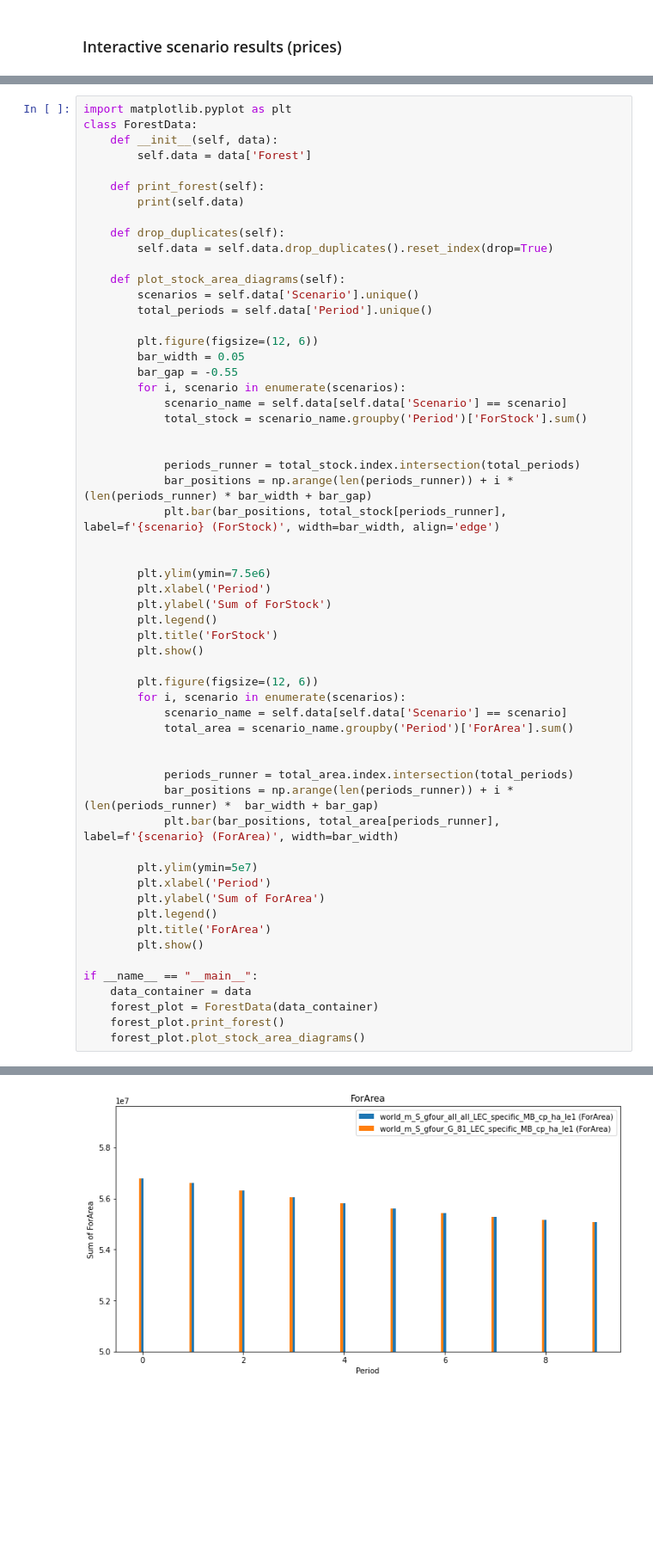
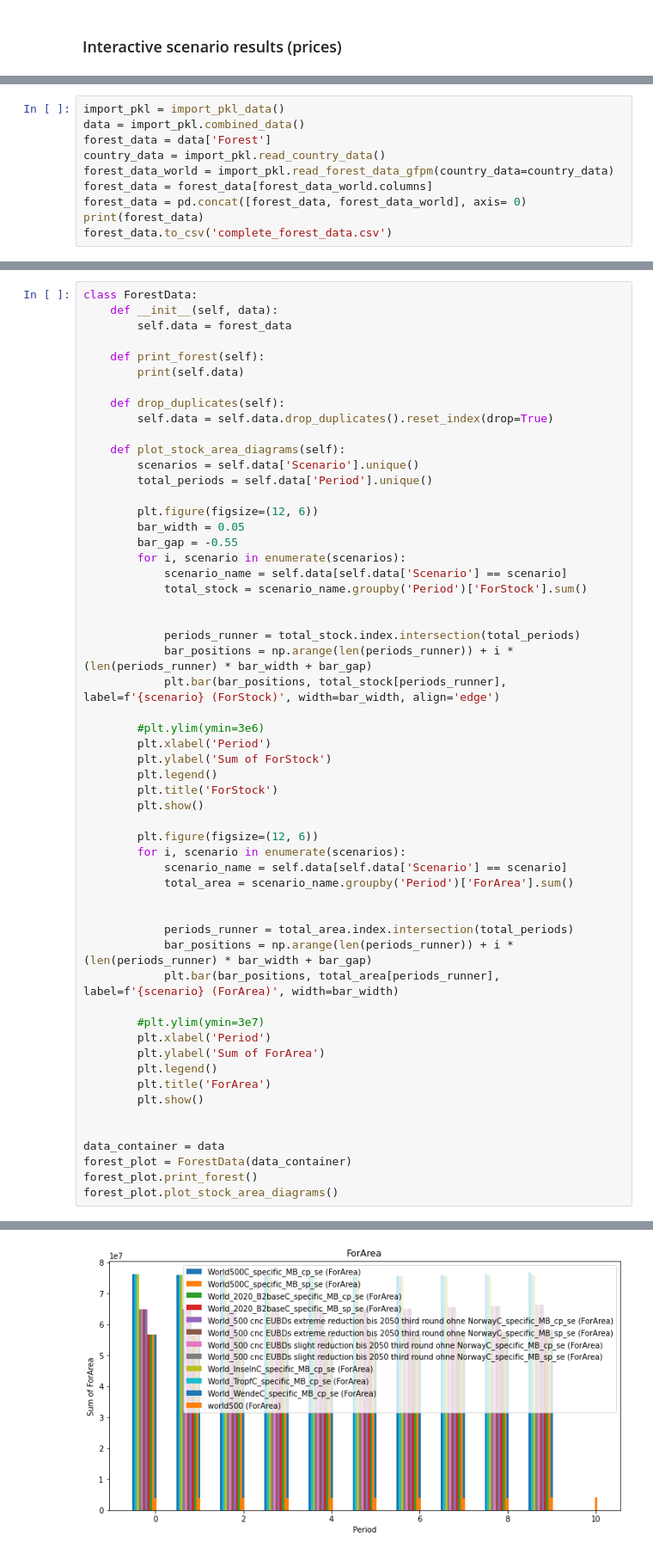
Before and after one commit to TI-Forest-Sector-Modelling/TiMBA_Charts, a Jupyter notebook: analyse.ipynb, the cells around one changed output, grey strips where cells are left out. Shown at 86% size. Cells and saved outputs as stored; diff of their text form; blank space fills up the shorter version.

Commit message:
forest plot from gfpm and alternative worlds results

```diff
--- a/analyse.ipynb
+++ b/analyse.ipynb
@@ -60,0 +117,10 @@ Dropdown(description='Select CommodityCode:', options=('Alle', 80.0, 81.0, 82.0,
+# %%
+import_pkl = import_pkl_data()
+data = import_pkl.combined_data()
+forest_data = data['Forest']
+country_data = import_pkl.read_country_data()
+forest_data_world = import_pkl.read_forest_data_gfpm(country_data=country_data)
+forest_data = forest_data[forest_data_world.columns]
+forest_data = pd.concat([forest_data, forest_data_world], axis= 0)
+print(forest_data)
+forest_data.to_csv('complete_forest_data.csv')
@@ -61,8 +169,7 @@ Dropdown(description='Select CommodityCode:', options=('Alle', 80.0, 81.0, 82.0,
 # %%
-import matplotlib.pyplot as plt
 class ForestData:
     def __init__(self, data):
-        self.data = data['Forest']
+        self.data = forest_data
 
     def print_forest(self):
         print(self.data)
@@ -86,8 +193,7 @@ class ForestData:
             bar_positions = np.arange(len(periods_runner)) + i * (len(periods_runner) * bar_width + bar_gap)
             plt.bar(bar_positions, total_stock[periods_runner], label=f'{scenario} (ForStock)', width=bar_width, align='edge')
 
-
-        plt.ylim(ymin=7.5e6)
+        #plt.ylim(ymin=3e6)
         plt.xlabel('Period')
         plt.ylabel('Sum of ForStock')
         plt.legend()
@@ -101,19 +207,19 @@ class ForestData:
 
 
             periods_runner = total_area.index.intersection(total_periods)
-            bar_positions = np.arange(len(periods_runner)) + i * (len(periods_runner) *  bar_width + bar_gap)
+            bar_positions = np.arange(len(periods_runner)) + i * (len(periods_runner) * bar_width + bar_gap)
             plt.bar(bar_positions, total_area[periods_runner], label=f'{scenario} (ForArea)', width=bar_width)
 
-        plt.ylim(ymin=5e7)
+        #plt.ylim(ymin=3e7)
         plt.xlabel('Period')
         plt.ylabel('Sum of ForArea')
         plt.legend()
         plt.title('ForArea')
         plt.show()
 
-if __name__ == "__main__":
-    data_container = data
-    forest_plot = ForestData(data_container)
-    forest_plot.print_forest()
-    forest_plot.plot_stock_area_diagrams()
+
+data_container = data
+forest_plot = ForestData(data_container)
+forest_plot.print_forest()
+forest_plot.plot_stock_area_diagrams()
 # %% [output]
@@ -138 +241 @@ if __name__ == "__main__":
-[figure, old version]
+[figure, new version]
```
Also changed, not shown: parts of 18 cells of this notebook, 26 other files.
